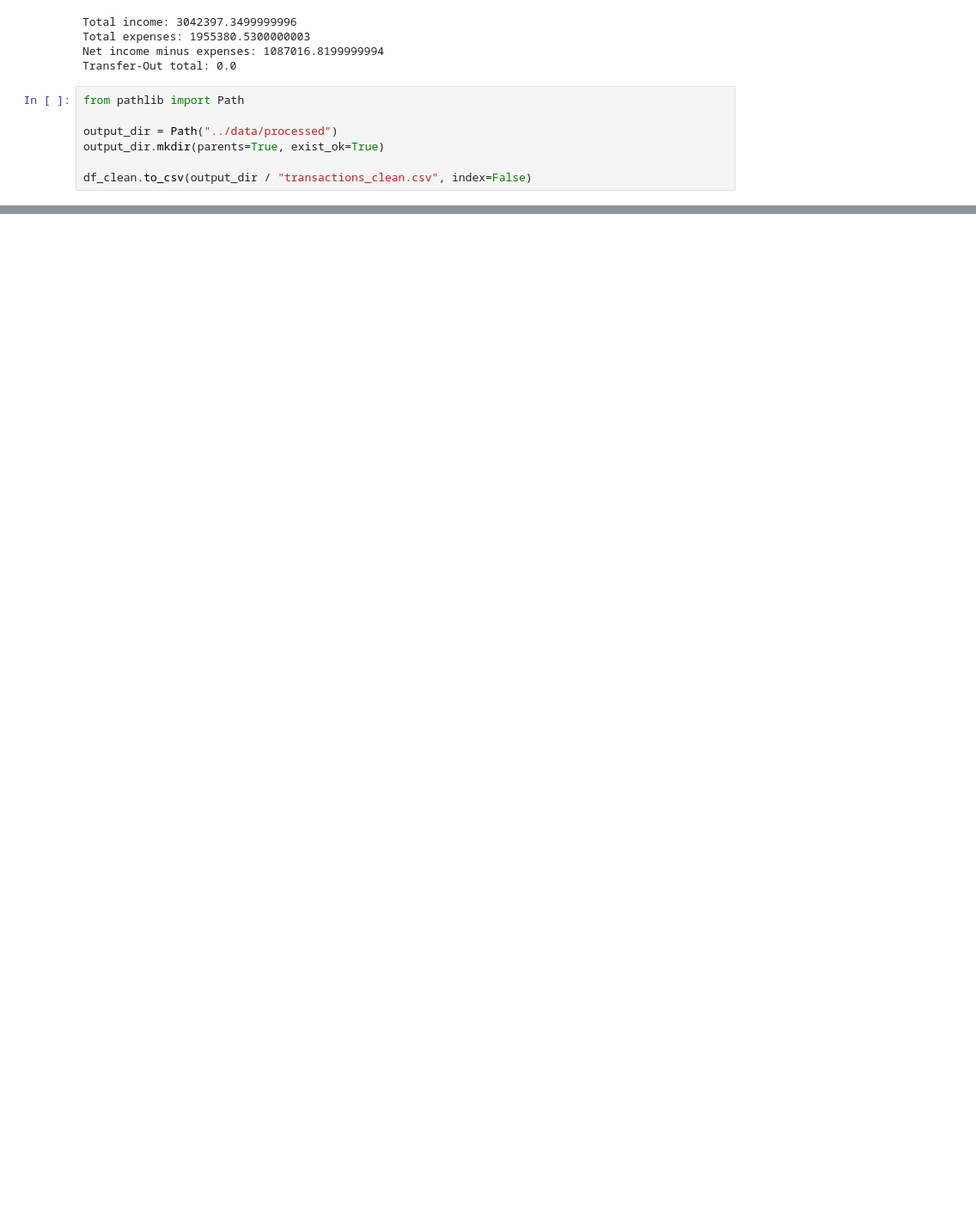
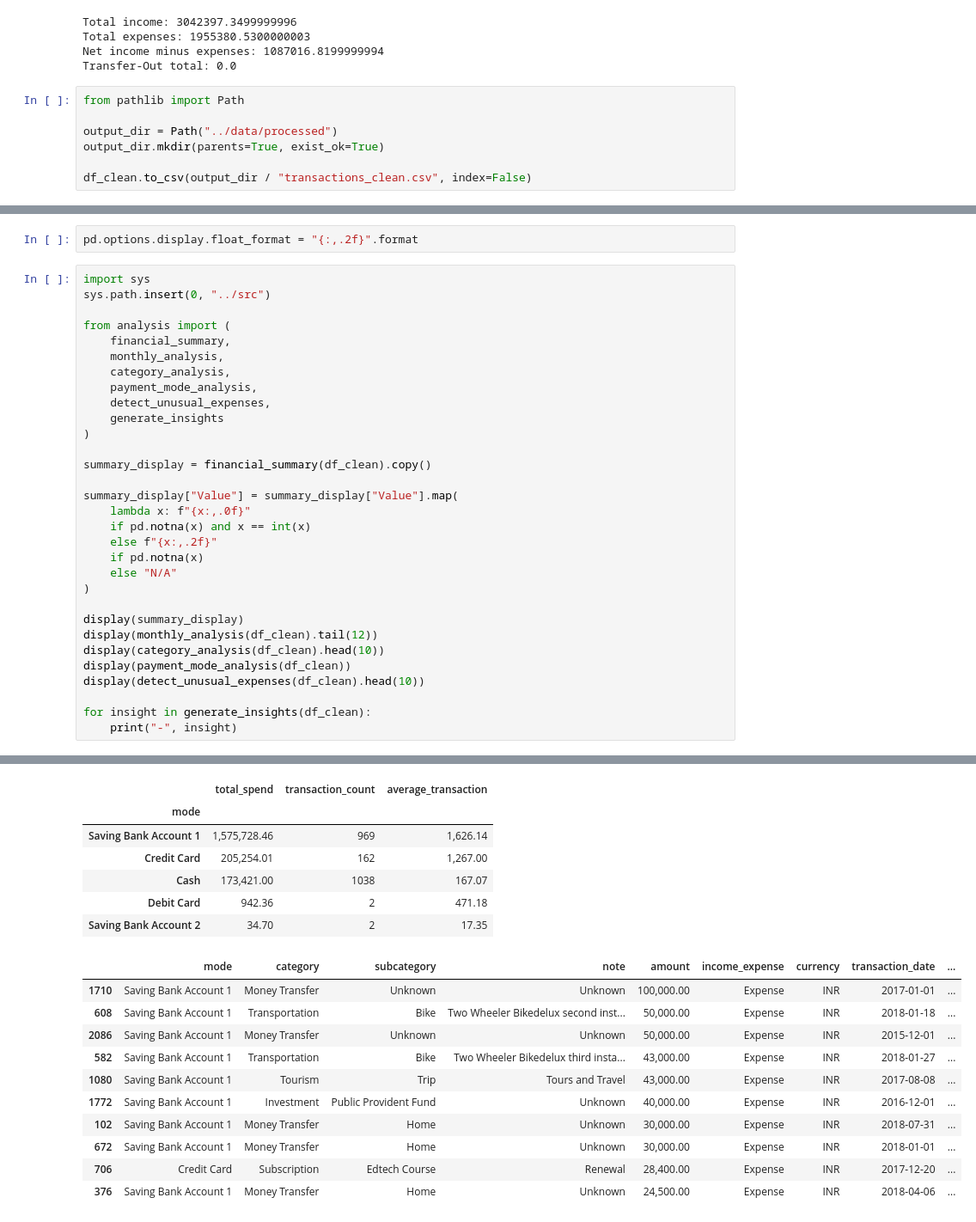
Before and after one commit to bh-arti113/personal-finance-analyzer, a Jupyter notebook: notebook/real_data_cleaning.ipynb, the cells around one changed output, grey strips where cells are left out. Shown at 86% size. Cells and saved outputs as stored; diff of their text form; blank space fills up the shorter version.

```diff
--- a/notebook/real_data_cleaning.ipynb
+++ b/notebook/real_data_cleaning.ipynb
@@ -690,0 +1129,34 @@ df_clean.to_csv(output_dir / "transactions_clean.csv", index=False)
+# %%
+pd.options.display.float_format = "{:,.2f}".format
+# %%
+import sys
+sys.path.insert(0, "../src")
+
+from analysis import (
+    financial_summary,
+    monthly_analysis,
+    category_analysis,
+    payment_mode_analysis,
+    detect_unusual_expenses,
+    generate_insights
+)
+
+summary_display = financial_summary(df_clean).copy()
+
+summary_display["Value"] = summary_display["Value"].map(
+    lambda x: f"{x:,.0f}"
+    if pd.notna(x) and x == int(x)
+    else f"{x:,.2f}"
+    if pd.notna(x)
+    else "N/A"
+)
+
+display(summary_display)
+display(monthly_analysis(df_clean).tail(12))
+display(category_analysis(df_clean).head(10))
+display(payment_mode_analysis(df_clean))
+display(detect_unusual_expenses(df_clean).head(10))
+
+for insight in generate_insights(df_clean):
+    print("-", insight)
+# %% [output]
@@ -690,0 +1196,18 @@ df_clean.to_csv(output_dir / "transactions_clean.csv", index=False)
+|  | total_spend | transaction_count | average_transaction |
+| mode |  |  |  |
+| Saving Bank Account 1 | 1,575,728.46 | 969 | 1,626.14 |
+| Credit Card | 205,254.01 | 162 | 1,267.00 |
+| Cash | 173,421.00 | 1038 | 167.07 |
+| Debit Card | 942.36 | 2 | 471.18 |
+| Saving Bank Account 2 | 34.70 | 2 | 17.35 |
+|  | mode | category | subcategory | note | amount | income_expense | currency | transaction_date | ... |
+| 1710 | Saving Bank Account 1 | Money Transfer | Unknown | Unknown | 100,000.00 | Expense | INR | 2017-01-01 | ... |
+| 608 | Saving Bank Account 1 | Transportation | Bike | Two Wheeler Bikedelux second inst... | 50,000.00 | Expense | INR | 2018-01-18 | ... |
+| 2086 | Saving Bank Account 1 | Money Transfer | Unknown | Unknown | 50,000.00 | Expense | INR | 2015-12-01 | ... |
+| 582 | Saving Bank Account 1 | Transportation | Bike | Two Wheeler Bikedelux third insta... | 43,000.00 | Expense | INR | 2018-01-27 | ... |
+| 1080 | Saving Bank Account 1 | Tourism | Trip | Tours and Travel | 43,000.00 | Expense | INR | 2017-08-08 | ... |
+| 1772 | Saving Bank Account 1 | Investment | Public Provident Fund | Unknown | 40,000.00 | Expense | INR | 2016-12-01 | ... |
+| 102 | Saving Bank Account 1 | Money Transfer | Home | Unknown | 30,000.00 | Expense | INR | 2018-07-31 | ... |
+| 672 | Saving Bank Account 1 | Money Transfer | Home | Unknown | 30,000.00 | Expense | INR | 2018-01-01 | ... |
+| 706 | Credit Card | Subscription | Edtech Course | Renewal | 28,400.00 | Expense | INR | 2017-12-20 | ... |
+| 376 | Saving Bank Account 1 | Money Transfer | Home | Unknown | 24,500.00 | Expense | INR | 2018-04-06 | ... |
```
Also changed, not shown: parts of 12 cells of this notebook, 1 other file.
